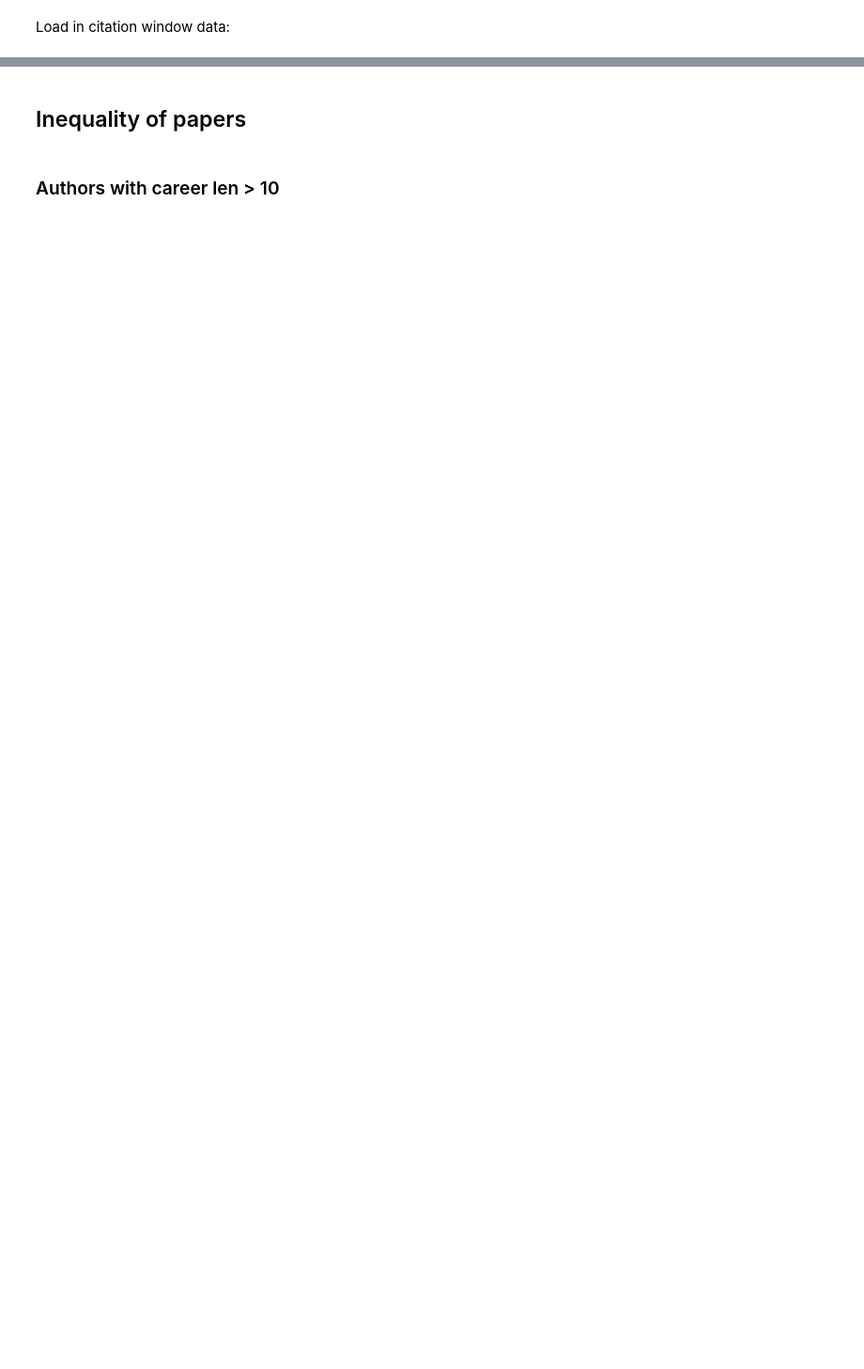
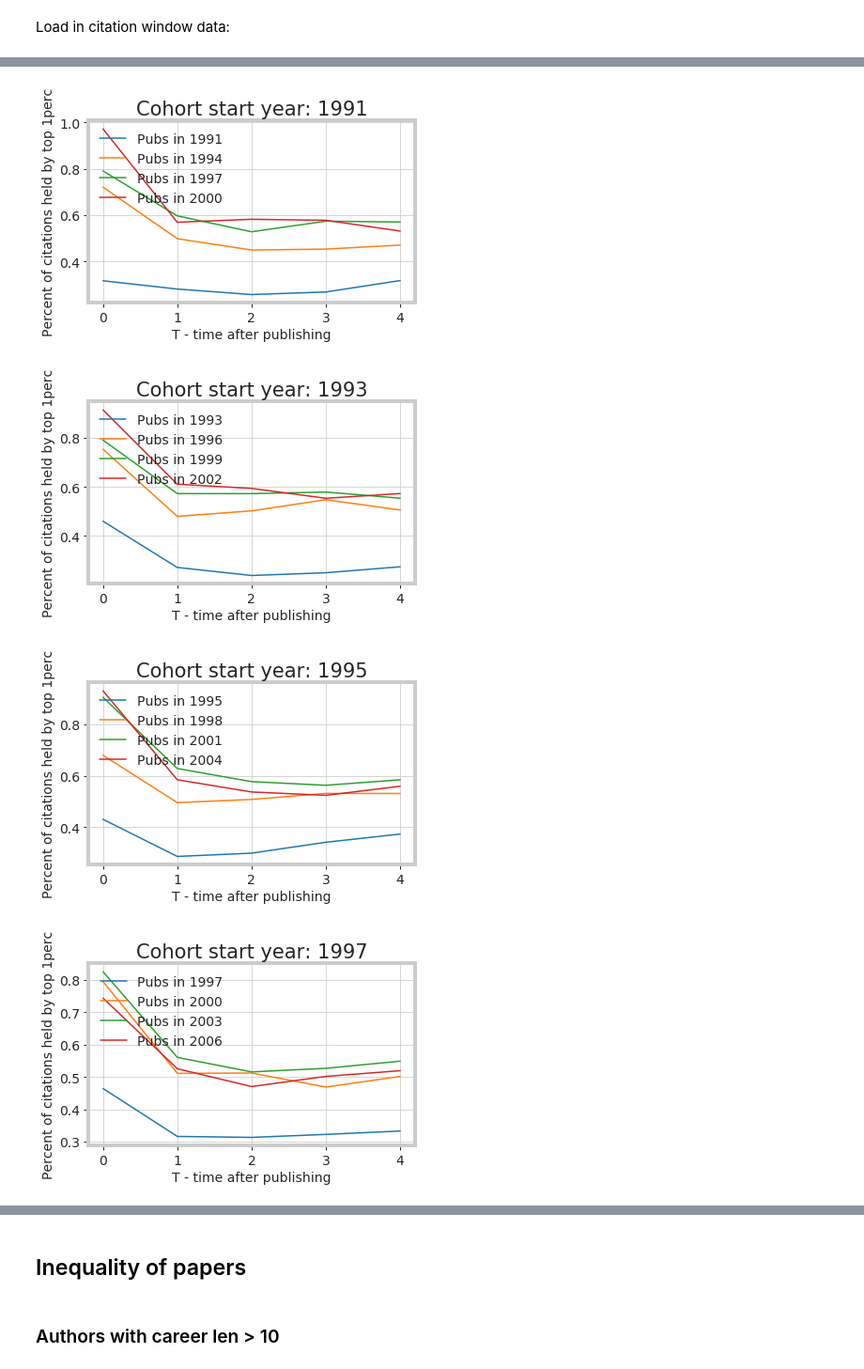
Before and after one commit to gesiscss/inequality, a Jupyter notebook: 7.Citation and Publication analysis.ipynb, the cells around one changed output, grey strips where cells are left out. Shown at 94% size. Drawn from its saved outputs; the diff is of its cells as text; code cells hidden in the pictures; blank space fills up the shorter version.

Commit message:
Backup after server maintenance

```diff
--- a/7.Citation and Publication analysis.ipynb
+++ b/7.Citation and Publication analysis.ipynb
@@ -94,0 +166,5 @@ Do this only if interested in cohorts:
+# %%
+agg_cit_per_auth_year = agg_cit_per_auth_year[(agg_cit_per_auth_year.start_year >= 1970) &
+                                              (agg_cit_per_auth_year.start_year <=2000)]
+agg_cit_per_auth_year_avg = agg_cit_per_auth_year_avg[(agg_cit_per_auth_year_avg.start_year >= 1970) &
+                                              (agg_cit_per_auth_year_avg.start_year <=2000)]
@@ -94,0 +265,8 @@ Do this only if interested in cohorts:
+# %%
+agg_cit_per_auth_year['cit_id'] = agg_cit_per_auth_year['cit_id'].astype(int)
+# %%
+# TODO: Flaw: array is not full. Taking k percent of non zeros. Add the missing zeros
+def perc_owned_by_top_k(arr, size, k):
+    arr = arr.values
+    top_k = int(round((size/100)*k))
+    return sum(arr[arr.argsort()[-top_k:]])/sum(arr)
@@ -94,0 +278,18 @@ Do this only if interested in cohorts:
+# %%
+data = perc_owned
+metric = 'perc_owned'
+for start_year in data.start_year.unique()[-10::2]:
+    cohort_data = data[data.start_year == start_year]
+    for year_pub in cohort_data.year_pub.unique()[:11:3]:
+        one_year = cohort_data[cohort_data.year_pub == year_pub]
+        plt.plot(range(0,5), one_year[metric][:5], label=f'Pubs in {year_pub}')
+    plt.ylabel(f'Percent of citations held by top {k}perc')
+    plt.xlabel('T - time after publishing')
+    plt.title(f'Cohort start year: {start_year}')
+    plt.legend()
+    plt.show()
+# %% [output]
+[figure, added]
+[figure, added]
+[figure, added]
+[figure, added]
```
Also changed, not shown: parts of 91 cells of this notebook, 12 other files.
